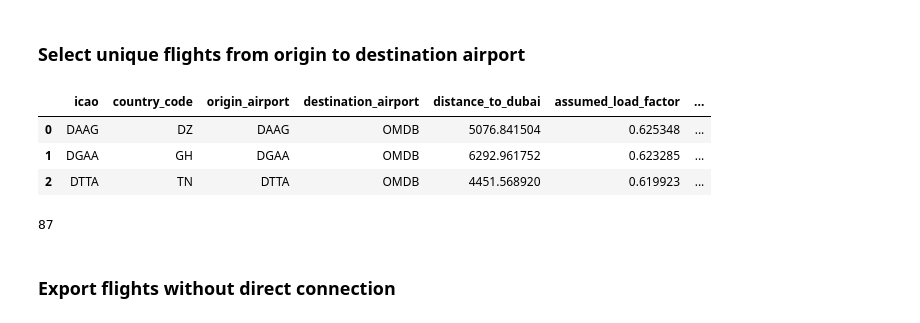
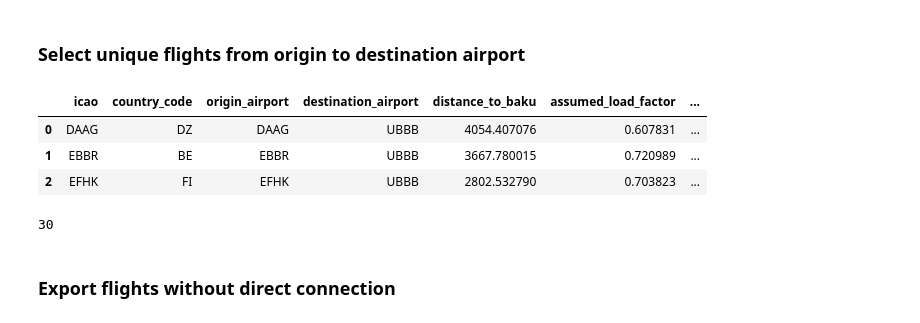
Before and after one commit to lukasschirren/COP_flight_analysis, a Jupyter notebook: cop29_flight_analysis.ipynb, the cells around one changed output. Cells and saved outputs as stored; diff of their text form; code cells hidden in the pictures.

```diff
--- a/cop28_delegate_list.ipynb
+++ b/cop29_flight_analysis.ipynb
@@ -64,16 +64,16 @@ airport_location["country_code"][77] =  "NA"
 # %%
-dubai_airport = pd.DataFrame({'latitude_A': [airports.get('OMDB')['lat']],
-                     'longitude_A': [airports.get('OMDB')['lon']]})
+baku_airport = pd.DataFrame({'latitude_A': [airports.get('UBBB')['lat']],
+                     'longitude_A': [airports.get('UBBB')['lon']]})
 
 delegate_airports = airport_location[['latitude','longitude']]
 
 # Function to calculate distance using geopy.distance
 def calculate_distance(row):
-    coord_A = (dubai_airport['latitude_A'].iloc[0], dubai_airport['longitude_A'].iloc[0])
+    coord_A = (baku_airport['latitude_A'].iloc[0], baku_airport['longitude_A'].iloc[0])
     coord_B = (row['latitude'], row['longitude'])
     return geodesic(coord_A, coord_B).kilometers
 
-airport_location['distance_to_dubai'] = delegate_airports.apply(calculate_distance,axis=1)
+airport_location['distance_to_baku'] = delegate_airports.apply(calculate_distance,axis=1)
 # airport_location[airport_location['distance_to_dubai'] >= 10000]
 airport_location.iloc[:3]
 # %% [output]
@@ -141,8 +141,8 @@ fig.show()
 ## 4.1 Direct Flight
 # %%
-destination_dubai = df[df['destination_airport'] == 'OMDB']
-# destination_dubai[destination_dubai['origin_airport'] == 'DNMM'] #[['origin_airport_name','destination_airport_name']]
-# destination_dubai['origin_airport'] = destination_dubai['origin_airport'].astype('str')#.dtypes
-print(len(destination_dubai))
-destination_dubai.iloc[:3]
+destination_baku = df[df['destination_airport'] == 'UBBB']
+# destination_baku[destination_baku['origin_airport'] == 'DNMM'] #[['origin_airport_name','destination_airport_name']]
+# destination_baku['origin_airport'] = destination_baku['origin_airport'].astype('str')#.dtypes
+print(len(destination_baku))
+destination_baku.iloc[:3]
 # %% [output]
@@ -169,7 +169,7 @@ destination_dubai.iloc[:3]
 
 
 # Merging airport origin with the existing flights from 2021
-merged_df = airport_location.merge(destination_dubai, left_on='icao', right_on='origin_airport', how='inner')
+merged_df = airport_location.merge(destination_baku, left_on='icao', right_on='origin_airport', how='inner')
 test = merged_df['icao'].unique()
-print("Flights who have a direct flight to Dubai:",test.size)
+print("Flights who have a direct flight to Baku:",test.size)
 # %% [output]
@@ -179,27 +179,27 @@ Flights who have a direct flight to Dubai: 87
 # %%
 merged_df = merged_df.sort_values(by=['icao', 'co2_kg'])
 unique_flights_df = merged_df.drop_duplicates(subset=['icao'])
 unique_flights_df.reset_index(inplace=True)
 
 # Relevant columns
 unique_flights_df = unique_flights_df[['icao', 'country_code', 'origin_airport','destination_airport',
-       'distance_to_dubai', 'assumed_load_factor', 'aircraft_type_icao', 'total_fuel_burn','co2_kg',
+       'distance_to_baku', 'assumed_load_factor', 'aircraft_type_icao', 'total_fuel_burn','co2_kg',
        'nox_kg','hc_kg', 'oc_kg', 'h2o_kg', 'so2_kg', 'sulphates_kg', 'latitude','longitude'
        ]]
 
-file_path = os.path.join('output', 'flights_without_transit.xlsx')
+file_path = os.path.join('output_baku', 'flights_without_transit.xlsx')
 unique_flights_df.to_excel(file_path, index=False)
 unique_flights_df.iloc[:3]
 # %% [output]
-|  | icao | country_code | origin_airport | destination_airport | distance_to_dubai | assumed_load_factor | ... |
-| 0 | DAAG | DZ | DAAG | OMDB | 5076.841504 | 0.625348 | ... |
-| 1 | DGAA | GH | DGAA | OMDB | 6292.961752 | 0.623285 | ... |
-| 2 | DTTA | TN | DTTA | OMDB | 4451.568920 | 0.619923 | ... |
+|  | icao | country_code | origin_airport | destination_airport | distance_to_baku | assumed_load_factor | ... |
+| 0 | DAAG | DZ | DAAG | UBBB | 4054.407076 | 0.607831 | ... |
+| 1 | EBBR | BE | EBBR | UBBB | 3667.780015 | 0.720989 | ... |
+| 2 | EFHK | FI | EFHK | UBBB | 2802.532790 | 0.703823 | ... |
 # %%
 unique_flights_df['aircraft_type_icao'].unique()
 len(unique_flights_df)
 # %% [output]
-87
+30
 # %% [markdown]
 ### Export flights without direct connection
 # %%
```
Also changed, not shown: parts of 10 cells of this notebook, 5 other files.
